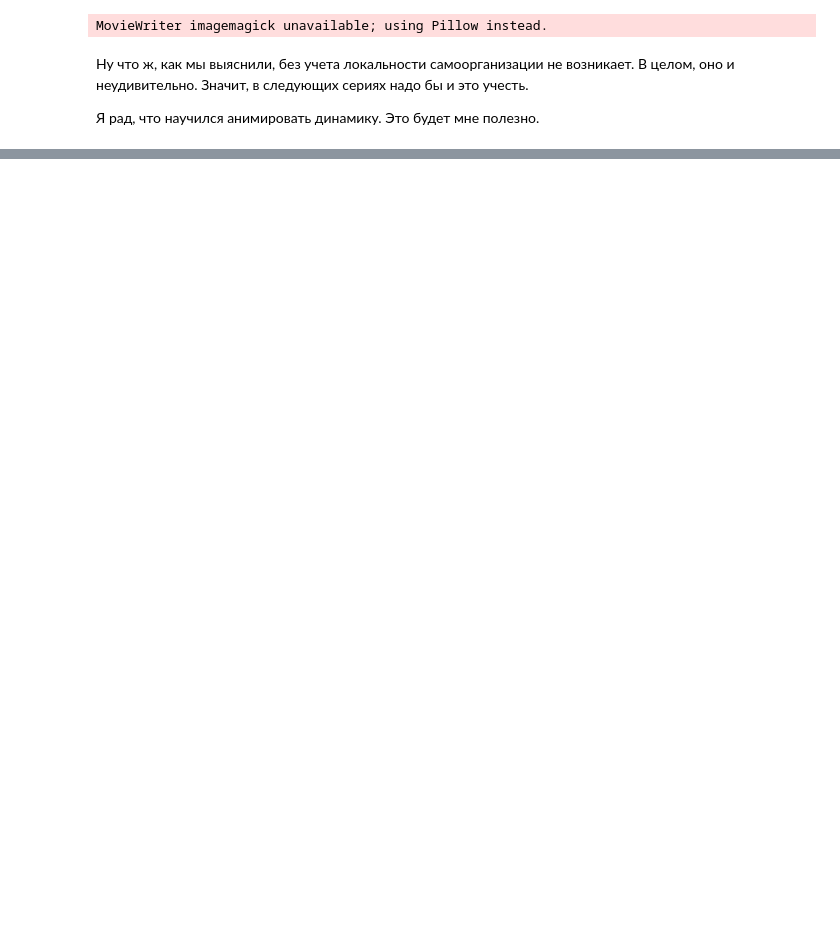
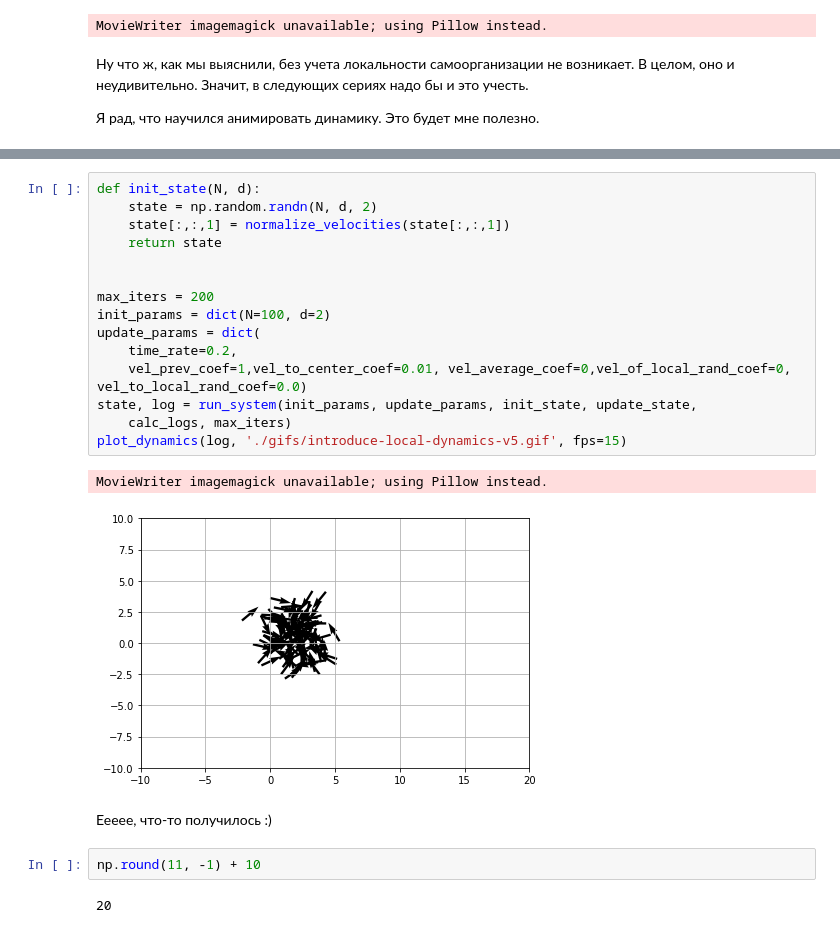
Before and after one commit to lazure-ocean/swarm-dynamics, a Jupyter notebook: swarm-of-birds.ipynb, the cells around one changed output, grey strips where cells are left out. Drawn from its saved outputs; the diff is of its cells as text; blank space fills up the shorter version.

```diff
--- a/swarm-of-birds.ipynb
+++ b/swarm-of-birds.ipynb
@@ -156,0 +265,24 @@ MovieWriter imagemagick unavailable; using Pillow instead.
+# %%
+def init_state(N, d):
+    state = np.random.randn(N, d, 2)
+    state[:,:,1] = normalize_velocities(state[:,:,1])
+    return state
+
+
+max_iters = 200
+init_params = dict(N=100, d=2)
+update_params = dict(
+    time_rate=0.2,
+    vel_prev_coef=1,vel_to_center_coef=0.01, vel_average_coef=0,vel_of_local_rand_coef=0, vel_to_local_rand_coef=0.0)
+state, log = run_system(init_params, update_params, init_state, update_state,
+    calc_logs, max_iters)
+plot_dynamics(log, './gifs/introduce-local-dynamics-v5.gif', fps=15)
+# %% [output]
+MovieWriter imagemagick unavailable; using Pillow instead.
+[figure, added]
+# %% [markdown]
+Еееее, что-то получилось :)
+# %%
+np.round(11, -1) + 10
+# %% [output]
+20
```
Also changed, not shown: parts of 54 cells of this notebook, 43 other files.
